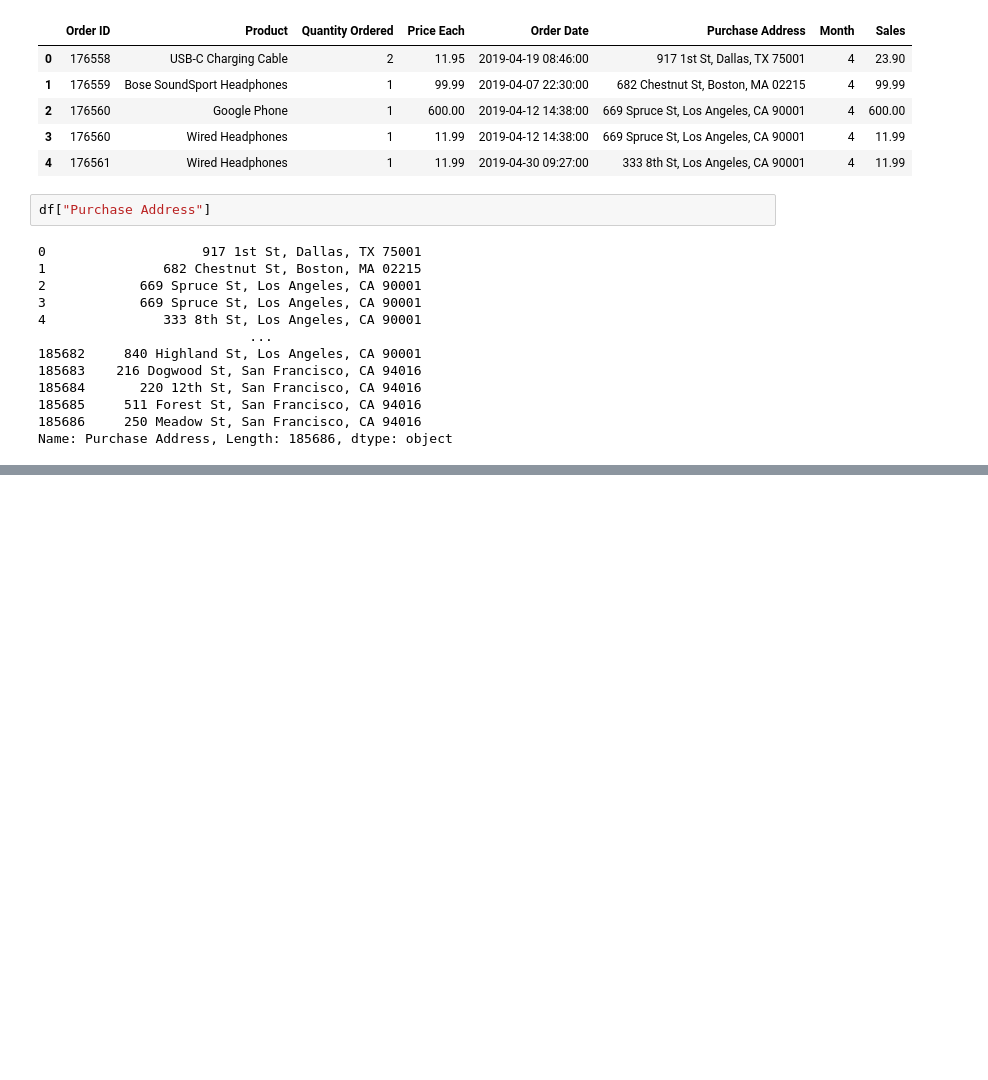
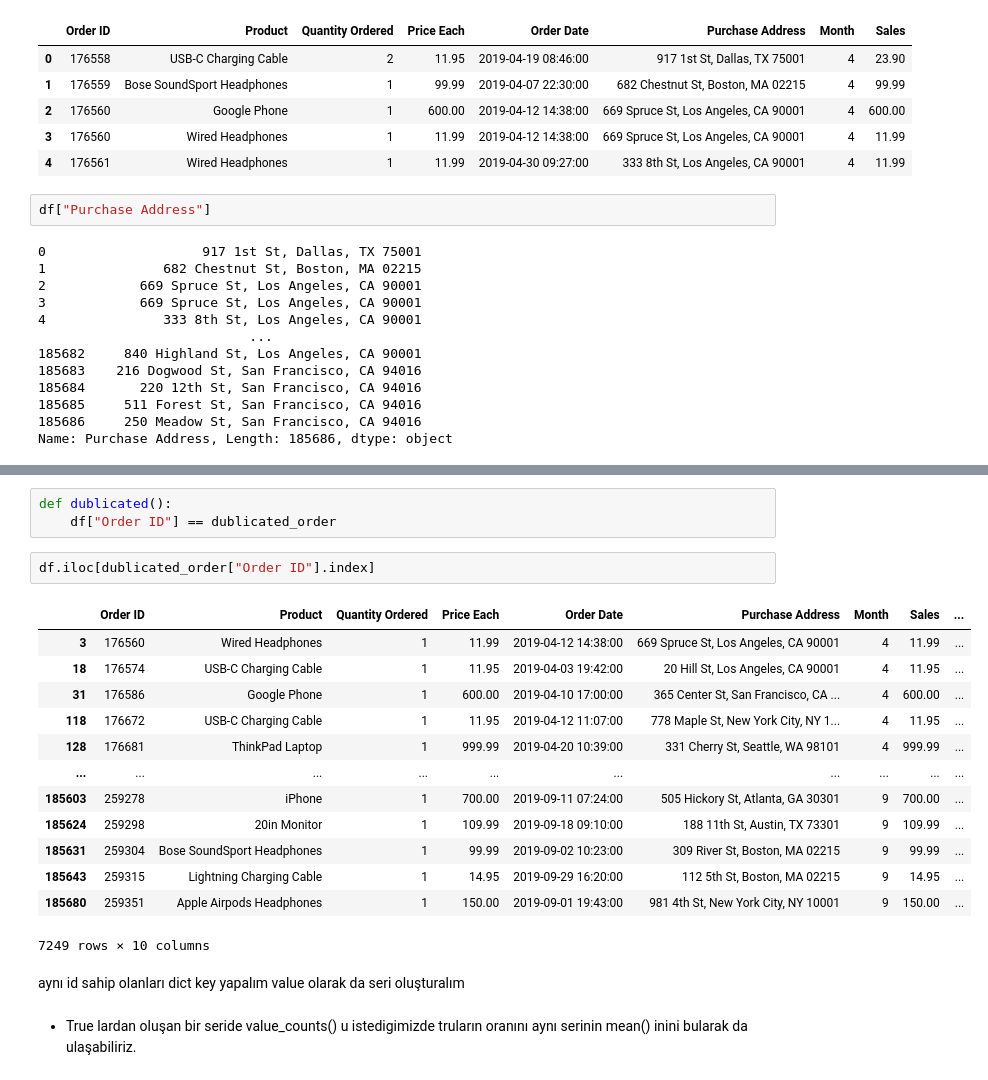
Before and after one commit to cewik/Data_Science_Projects, a Jupyter notebook: SalesAnalysis/Sales_Analysis.ipynb, the cells around one changed output, grey strips where cells are left out. Saved outputs shown, nothing was run; the diff lists cells and outputs as text; blank space fills up the shorter version.

```diff
--- a/SalesAnalysis/Sales_Analysis.ipynb
+++ b/SalesAnalysis/Sales_Analysis.ipynb
@@ -453,0 +511,23 @@ df["City of Sales"].value_counts().plot()
+# %%
+def dublicated():
+    df["Order ID"] == dublicated_order
+# %%
+df.iloc[dublicated_order["Order ID"].index]
+# %% [output]
+|  | Order ID | Product | Quantity Ordered | Price Each | Order Date | Purchase Address | Month | Sales | ... |
+| 3 | 176560 | Wired Headphones | 1 | 11.99 | 2019-04-12 14:38:00 | 669 Spruce St, Los Angeles, CA 90001 | 4 | 11.99 | ... |
+| 18 | 176574 | USB-C Charging Cable | 1 | 11.95 | 2019-04-03 19:42:00 | 20 Hill St, Los Angeles, CA 90001 | 4 | 11.95 | ... |
+| 31 | 176586 | Google Phone | 1 | 600.00 | 2019-04-10 17:00:00 | 365 Center St, San Francisco, CA ... | 4 | 600.00 | ... |
+| 118 | 176672 | USB-C Charging Cable | 1 | 11.95 | 2019-04-12 11:07:00 | 778 Maple St, New York City, NY 1... | 4 | 11.95 | ... |
+| 128 | 176681 | ThinkPad Laptop | 1 | 999.99 | 2019-04-20 10:39:00 | 331 Cherry St, Seattle, WA 98101 | 4 | 999.99 | ... |
+| ... | ... | ... | ... | ... | ... | ... | ... | ... | ... |
+| 185603 | 259278 | iPhone | 1 | 700.00 | 2019-09-11 07:24:00 | 505 Hickory St, Atlanta, GA 30301 | 9 | 700.00 | ... |
+| 185624 | 259298 | 20in Monitor | 1 | 109.99 | 2019-09-18 09:10:00 | 188 11th St, Austin, TX 73301 | 9 | 109.99 | ... |
+| 185631 | 259304 | Bose SoundSport Headphones | 1 | 99.99 | 2019-09-02 10:23:00 | 309 River St, Boston, MA 02215 | 9 | 99.99 | ... |
+| 185643 | 259315 | Lightning Charging Cable | 1 | 14.95 | 2019-09-29 16:20:00 | 112 5th St, Boston, MA 02215 | 9 | 14.95 | ... |
+| 185680 | 259351 | Apple Airpods Headphones | 1 | 150.00 | 2019-09-01 19:43:00 | 981 4th St, New York City, NY 10001 | 9 | 150.00 | ... |
+7249 rows × 10 columns
+# %% [markdown]
+aynı id sahip olanları dict key yapalım value olarak da seri oluşturalım
+# %% [markdown]
+- True lardan oluşan bir seride value_counts() u istedigimizde truların oranını aynı serinin mean() inini bularak da ulaşabiliriz.
```
Also changed, not shown: parts of 37 cells of this notebook.
